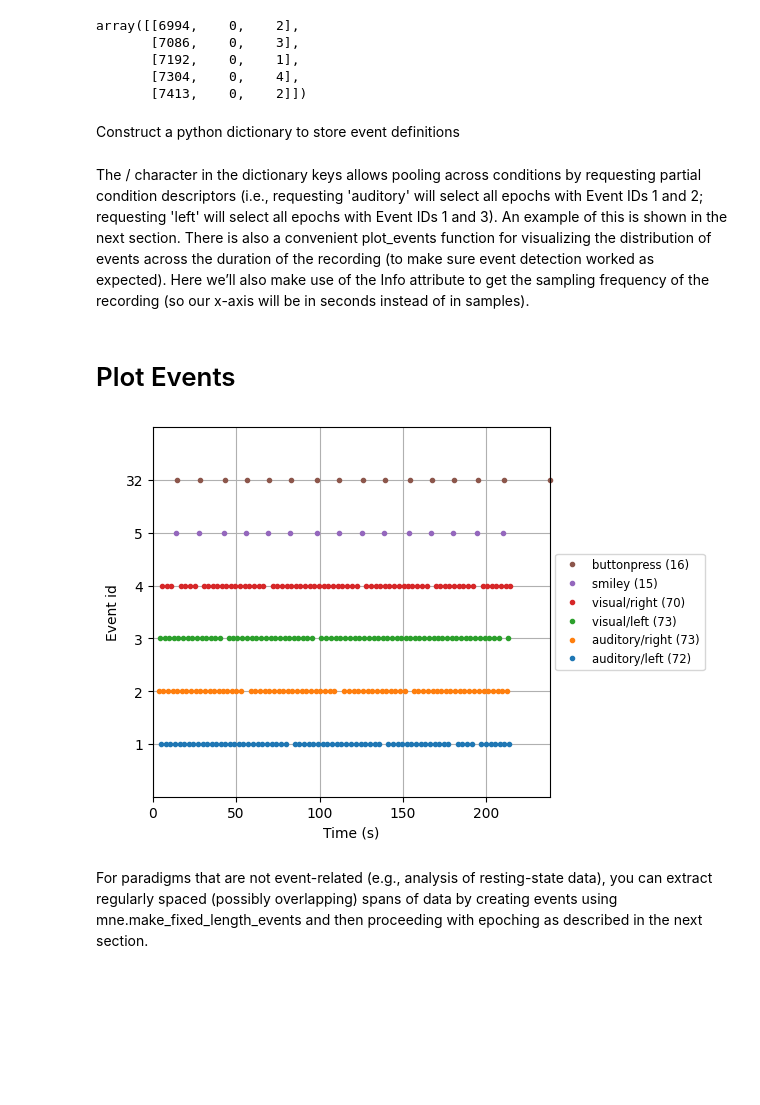
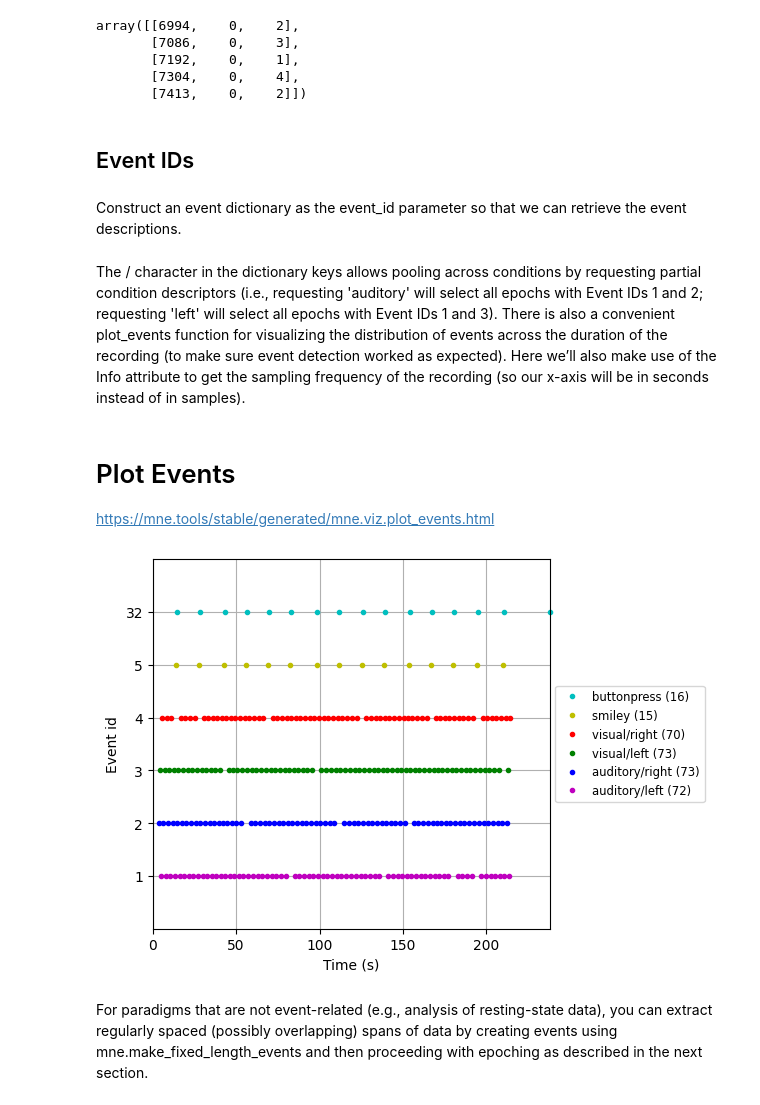
Before and after one commit to jonghang/neural_datascience, a Jupyter notebook: explore_meg_eeg_data/5-detect_experimental_events.ipynb, the cells around one changed output. Saved outputs shown, nothing was run; the diff lists cells and outputs as text; code cells hidden in the pictures; blank space fills up the shorter version.

```diff
--- a/explore_meg_eeg_data/5-detect_experimental_events.ipynb
+++ b/explore_meg_eeg_data/5-detect_experimental_events.ipynb
@@ -44,7 +34,7 @@ Total FIF Files:  36
 # %%
 # sample_data_folder = mne.datasets.sample.data_path()
 sample_data_raw_file = FIF_FILES[26]
-raw = mne.io.read_raw_fif(sample_data_raw_file)
+fif_raw = mne.io.read_raw_fif(sample_data_raw_file)
 # %% [output]
 Opening raw data file /Users/jonghang/mne_data/MNE-sample-data/MEG/sample/sample_audvis_filt-0-40_raw.fif...
     Read a total of 4 projection items:
@@ -118,10 +100,10 @@ Using matplotlib as 2D backend.
 
 The sample dataset includes several “STIM” channels that recorded electrical signals sent from the stimulus delivery computer (as brief DC shifts / squarewave pulses). These pulses (often called “triggers”) are used in this dataset to mark experimental events: stimulus onset, stimulus type, and participant response (button press). The individual STIM channels are combined onto a single channel, in such a way that voltage levels on that channel can be unambiguously decoded as a particular event type. On older Neuromag systems (such as that used to record the sample data) this summation channel was called STI 014, so we can pass that channel name to the mne.find_events function to recover the timing and identity of the stimulus events.
 # %%
-events = mne.find_events(raw, stim_channel='STI 014')
+events = mne.find_events(fif_raw_cleaned, stim_channel='STI 014')
 
 # show the first 5 events
-print(events[:5])  # show the first 5
+display(events[:5])
 # %% [output]
 319 events found
 Event IDs: [ 1  2  3  4  5 32]
@@ -130,8 +112,10 @@ array([[6994,    0,    2],
        [7192,    0,    1],
        [7304,    0,    4],
        [7413,    0,    2]])
+# %% [markdown]
+## Event IDs
 # %% [markdown]
-Construct a python dictionary to store event definitions
+Construct an event dictionary as the event_id parameter so that we can retrieve the event descriptions.
 # %%
 event_dict = {'auditory/left': 1,
               'auditory/right': 2,
@@ -140,15 +124,23 @@ event_dict = {'auditory/left': 1,
               'smiley': 5,
               'buttonpress': 32}
 # %% [markdown]
-The / character in the dictionary keys allows pooling across conditions by requesting partial condition descriptors (i.e., requesting 'auditory' will select all epochs with Event IDs 1 and 2; requesting 'left' will select all epochs with Event IDs 1 and 3). An example of this is shown in the next section. There is also a convenient plot_events function for visualizing the distribution of events across the duration of the recording (to make sure event detection worked as expected). Here we’ll also make use of the Info attribute to get the sampling frequency of the recording (so our x-axis will be in seconds instead of in samples).
+The / character in the dictionary keys allows pooling across conditions by requesting partial condition descriptors (i.e., requesting 'auditory' will select all epochs with Event IDs 1 and 2; requesting 'left' will select all epochs with Event IDs 1 and 3). There is also a convenient plot_events function for visualizing the distribution of events across the duration of the recording (to make sure event detection worked as expected). Here we’ll also make use of the Info attribute to get the sampling frequency of the recording (so our x-axis will be in seconds instead of in samples).
 # %% [markdown]
 # Plot Events
+
+https://mne.tools/stable/generated/mne.viz.plot_events.html
 # %%
 fig = mne.viz.plot_events(events,
                           event_id = event_dict,
-                          sfreq = raw.info['sfreq'],
-                          first_samp = raw.first_samp)
+                          sfreq = fif_raw.info['sfreq'],
+                          first_samp = fif_raw_cleaned.first_samp,
+                          color={1: 'm',
+                                  2: 'b',
+                                  3: 'g',
+                                  4: 'r',
+                                  5: 'y',
+                                  32: 'c'})
 # %% [output]
-[figure, old version]
+[figure, new version]
 # %% [markdown]
 For paradigms that are not event-related (e.g., analysis of resting-state data), you can extract regularly spaced (possibly overlapping) spans of data by creating events using mne.make_fixed_length_events and then proceeding with epoching as described in the next section.
```
Also changed, not shown: parts of 8 cells of this notebook, 2 other files.
